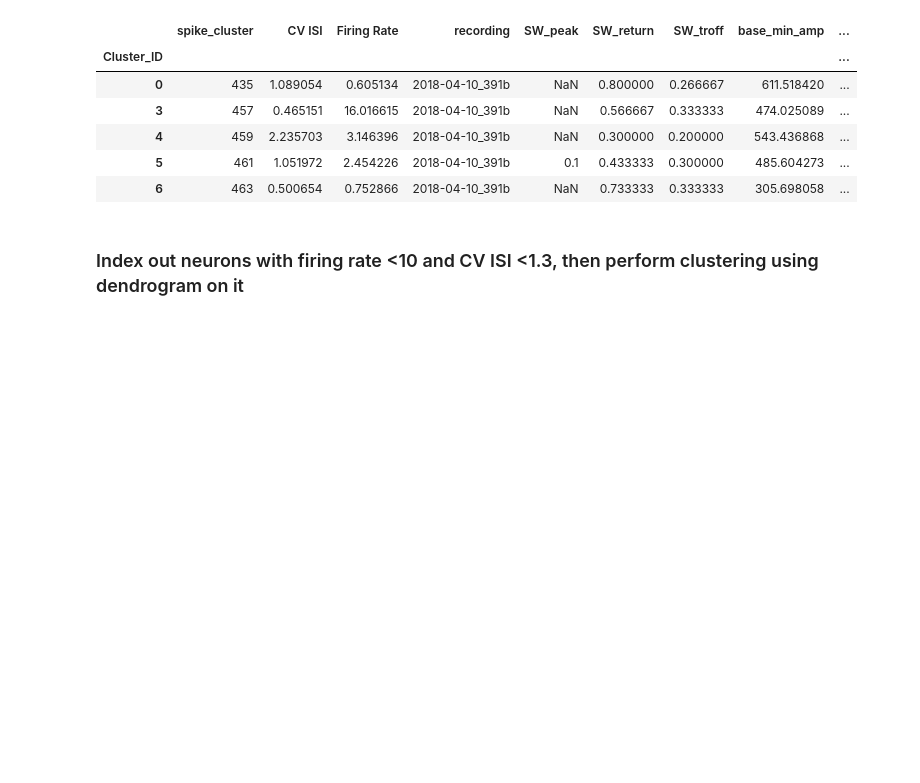
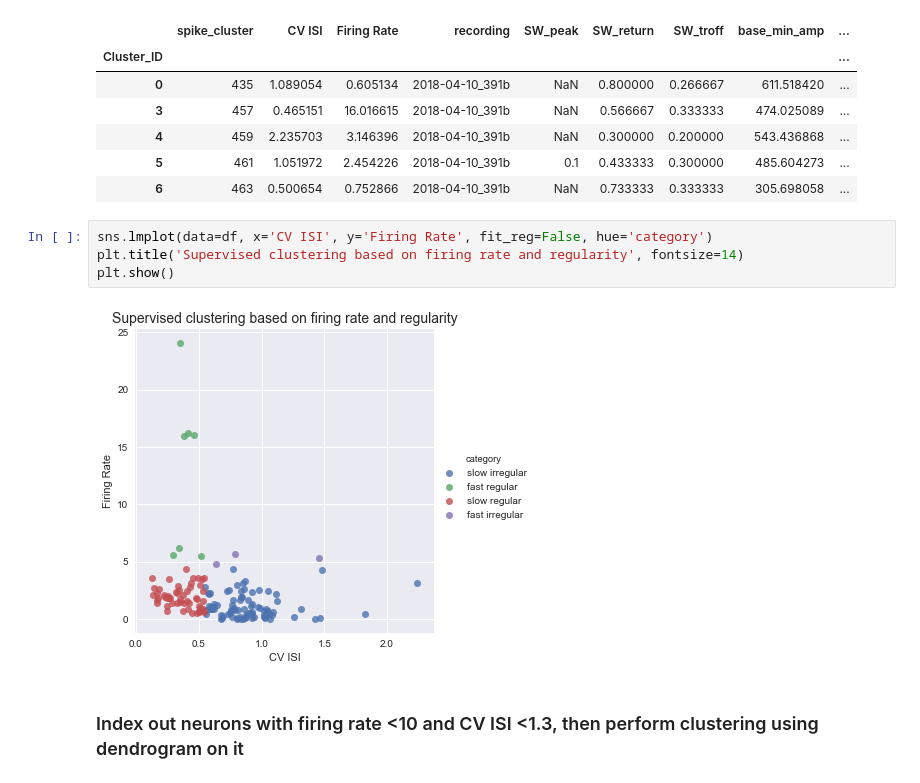
Before and after one commit to Ruairi-osul/ephys, a Jupyter notebook: post_kilosort/notebooks/Tran Tran's CSV analysis.ipynb, the cells around one changed output. Drawn from its saved outputs; the diff is of its cells as text; blank space fills up the shorter version.

```diff
--- a/post_kilosort/notebooks/Tran Tran's CSV analysis.ipynb
+++ b/post_kilosort/notebooks/Tran Tran's CSV analysis.ipynb
@@ -38,6 +38,12 @@ df.head()
 | 4 | 459 | 2.235703 | 3.146396 | 2018-04-10_391b | NaN | 0.300000 | 0.200000 | 543.436868 | ... |
 | 5 | 461 | 1.051972 | 2.454226 | 2018-04-10_391b | 0.1 | 0.433333 | 0.300000 | 485.604273 | ... |
 | 6 | 463 | 0.500654 | 0.752866 | 2018-04-10_391b | NaN | 0.733333 | 0.333333 | 305.698058 | ... |
+# %%
+sns.lmplot(data=df, x='CV ISI', y='Firing Rate', fit_reg=False, hue='category')
+plt.title('Supervised clustering based on firing rate and regularity', fontsize=14)
+plt.show()
+# %% [output]
+[figure, added]
 # %% [markdown]
 ### Index out neurons with firing rate <10 and CV ISI <1.3, then perform clustering using dendrogram on it
 # %%
```
Also changed, not shown: parts of 3 cells of this notebook.
